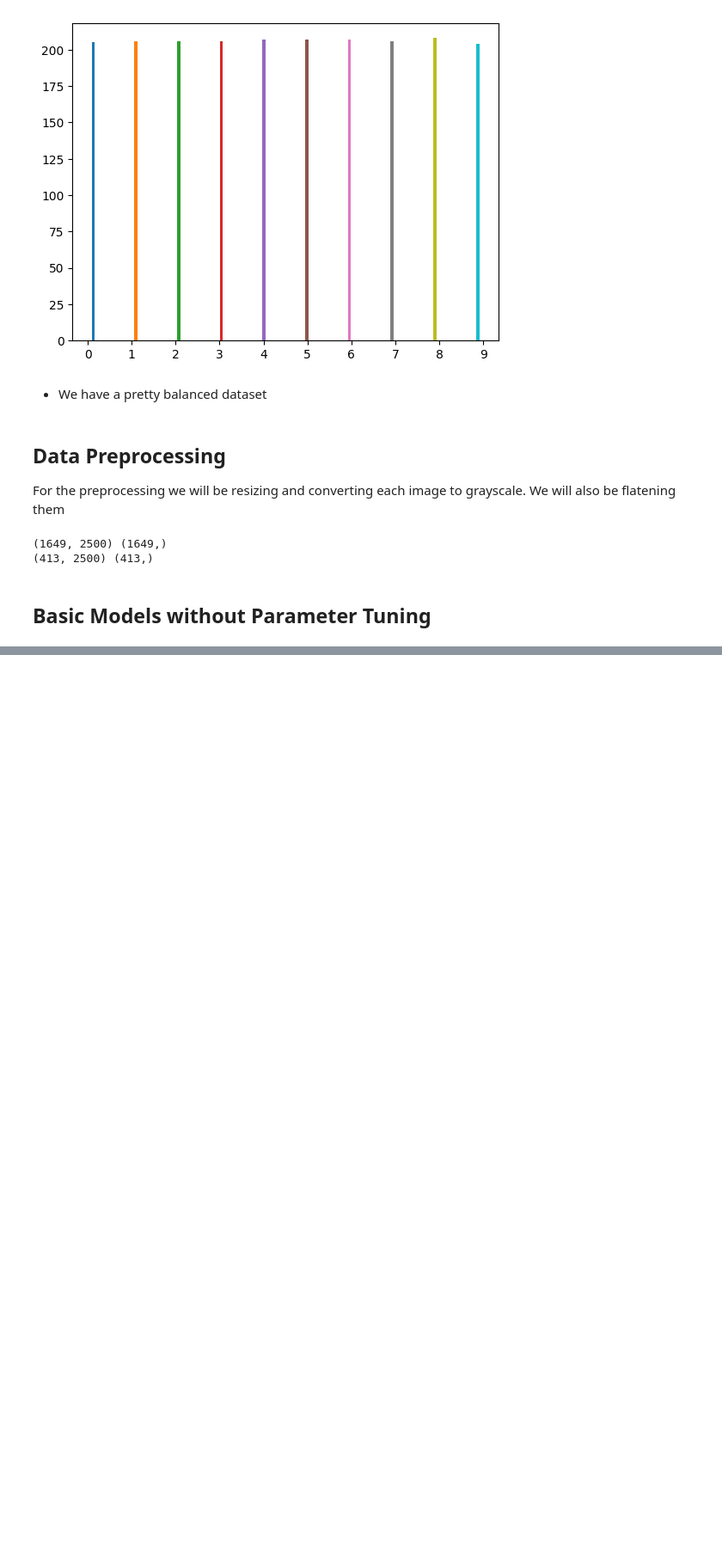
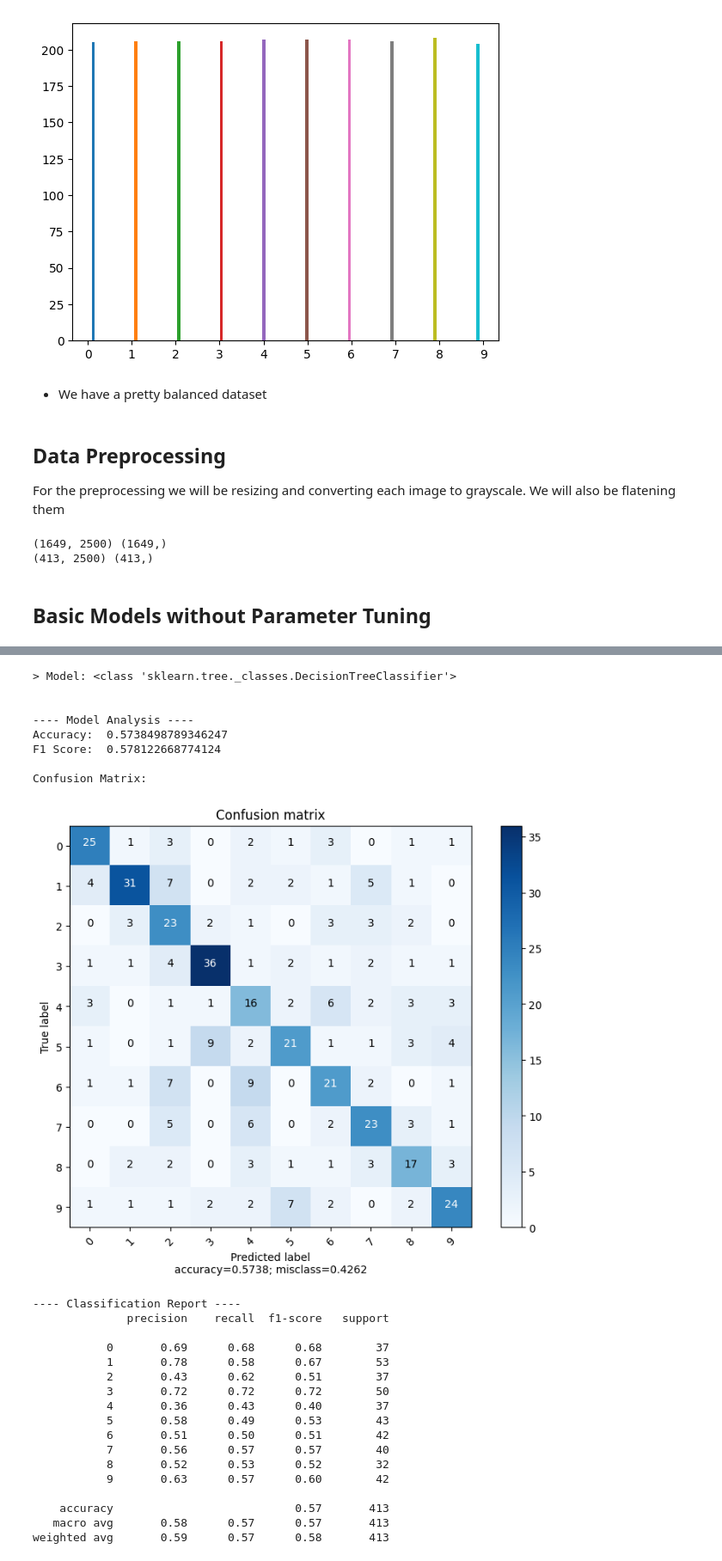
Before and after one commit to hc-sousa/sign-language-digits, a Jupyter notebook: src/main.ipynb, the cells around one changed output, grey strips where cells are left out. Shown at 86% size. Drawn from its saved outputs; the diff is of its cells as text; code cells hidden in the pictures; blank space fills up the shorter version.

```diff
--- a/src/main.ipynb
+++ b/src/main.ipynb
@@ -187,0 +274,33 @@ Train 1.0
+# %%
+# Decision Tree Model
+from sklearn import tree
+clf = train_and_analyze(tree.DecisionTreeClassifier(), x_train, y_train, x_test, y_test)
+
+save_model("decision_tree.sav", clf)
+# %% [output]
+> Model: <class 'sklearn.tree._classes.DecisionTreeClassifier'>
+
+
+---- Model Analysis ----
+Accuracy:  0.5738498789346247
+F1 Score:  0.578122668774124
+
+Confusion Matrix:
+[figure, added]
+---- Classification Report ----
+              precision    recall  f1-score   support
+
+           0       0.69      0.68      0.68        37
+           1       0.78      0.58      0.67        53
+           2       0.43      0.62      0.51        37
+           3       0.72      0.72      0.72        50
+           4       0.36      0.43      0.40        37
+           5       0.58      0.49      0.53        43
+           6       0.51      0.50      0.51        42
+           7       0.56      0.57      0.57        40
+           8       0.52      0.53      0.52        32
+           9       0.63      0.57      0.60        42
+
+    accuracy                           0.57       413
+   macro avg       0.58      0.57      0.57       413
+weighted avg       0.59      0.57      0.58       413
```
Also changed, not shown: parts of 8 cells of this notebook, 2 other files.
